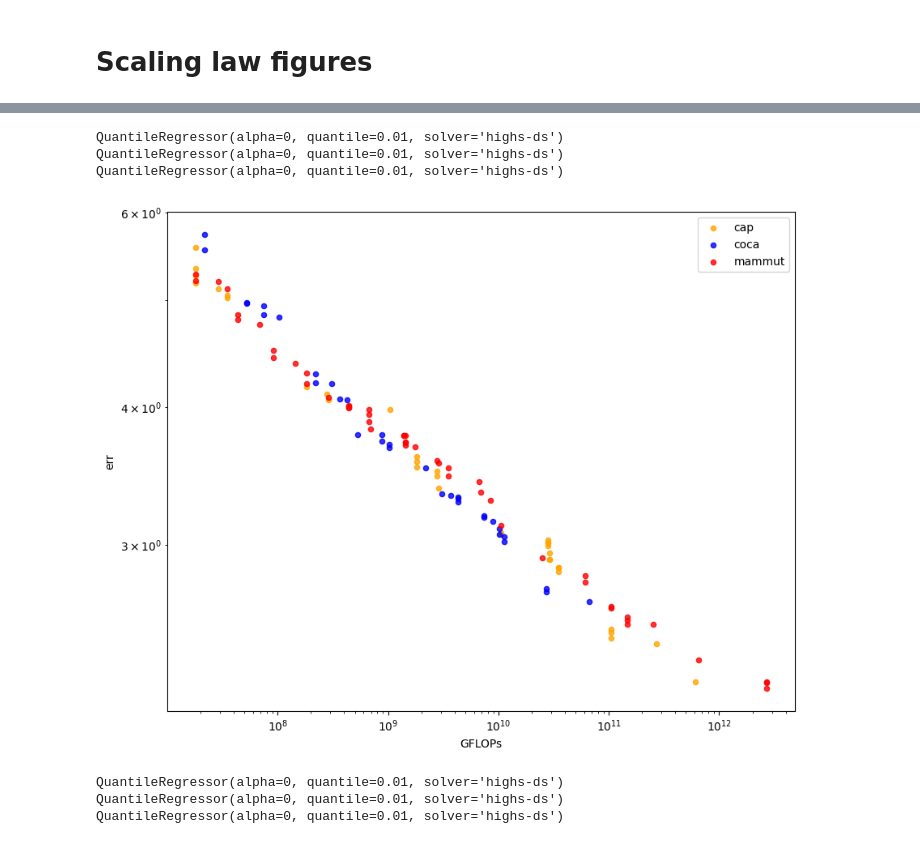
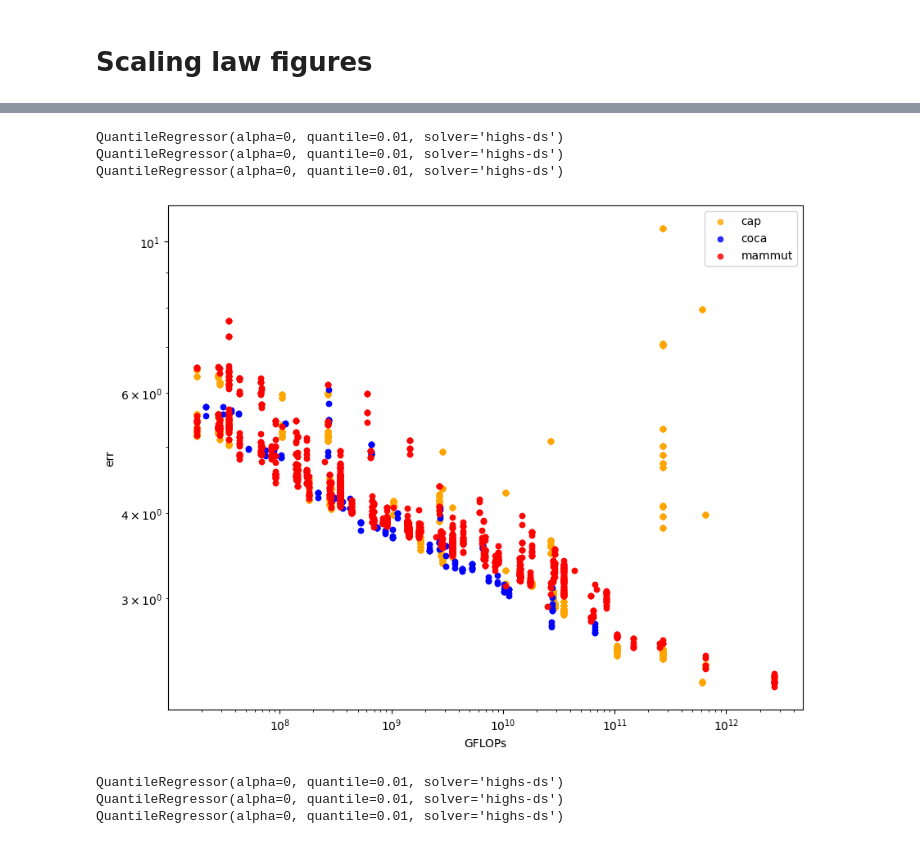
Before and after one commit to SLAMPAI/open_clip_scaling, a Jupyter notebook: results.ipynb, the cells around one changed output, grey strips where cells are left out. Saved outputs shown, nothing was run; the diff lists cells and outputs as text; code cells hidden in the pictures.

```diff
--- a/results.ipynb
+++ b/results.ipynb
@@ -717,10 +766,10 @@ QuantileRegressor(alpha=0, quantile=0.01, solver='highs-ds')
 # %%
-#ds, metric = "imagenet1k", "acc1"
-ds, metric = "winoground", "text_acc"
+ds, metric = "imagenet1k", "acc1"
+#ds, metric = "winoground", "text_acc"
 #ds, metric = "sugar_crepe/swap_obj", "acc"
 #ds, metric = "mscoco_captions", "image_retrieval_recall@5"
 #ds, metric = "sugar_crepe", "acc"
-
+#ds, metric = "winoground", "acc"
 
 D = df
 D = D[D.pretrain_dataset != "/p/scratch/laionize/cherti1/datacomp_1B_recap/{0000000..0139827}.tar"]
@@ -763,10 +812,12 @@ for ind, (name, rows) in enumerate(D.groupby(["namespace", "task"])):
 
     #X = X[Y<1]
     #Y = Y[Y<1]
+
+    m = X>0
+    plt.scatter(X[m], Y[m], label=f"{name[0]} {name[1]}", c=color, s=20.0, alpha=0.3)
     m = monotonically_increasing(Y)
-    plt.scatter(X[m], Y[m], label=f"{name[0]} {name[1]}", c=color, s=20.0, alpha=0.8)
+    plt.plot(X[m], Y[m], linestyle='dashed', c=color)
 
-    plt.plot(X[m], Y[m], linestyle='dashed', c=color)
 plt.xscale('log')
 #plt.yscale("log")
 
@@ -794,0 +846,13 @@ plt.show()
+# %%
+import matplotlib.colors as mcolors
+# Define the start and end colors
+start_color = "lightblue"  # or a hex like "#ADD8E6"
+end_color = "darkblue"         # or a hex like "#0000FF"
+
+# Create the colormap
+blue_cmap = mcolors.LinearSegmentedColormap.from_list(
+    "light_to_dark_blue", [start_color, end_color]
+)
+blue_cmap(200)
+
+cmap = plt.get_cmap("Blues")
@@ -817,35 +975,36 @@ for ind, (name, rows) in enumerate(D.groupby("namespace")):
     if len(R) == 0:
         continue
     R = R.sort_values(by="gflops_total")
     X = (R["gflops_total"]).values
     Y = (R[metric]).values
     color = colors[I]
     I+=1
     #m = (X>=10**8) & (X < 10**12)
     #m = (X>0)  & (Y<1)
-    m = monotonically_decreasing(Y)
+    #m = monotonically_decreasing(Y)
+    m = X>0
     plt.scatter(X[m], Y[m], label=f"{name}", c=color, s=20.0, alpha=0.8)
     #m=(Y<=0.9) & (Y>0)
     coefs, func, eq = curve_fit_powlaw_quantile(X[m], Y[m], q=0.01)
     #plt.plot(X[m], func(X[m]), label=f" {eq}", linestyle='dashed', c=color)
 
 plt.xscale('log')
 plt.yscale("log")
 
 plt.xlabel("GFLOPs")
 plt.ylabel("err")
 #plt.title(ds)
 #plt.legend(loc=(1.1,.1))
 
 plt.legend()
 
 plt.savefig(metric+".pdf")
 plt.show()
 # %% [output]
 QuantileRegressor(alpha=0, quantile=0.01, solver='highs-ds')
 QuantileRegressor(alpha=0, quantile=0.01, solver='highs-ds')
 QuantileRegressor(alpha=0, quantile=0.01, solver='highs-ds')
-[figure, old version]
+[figure, new version]
 # %%
 metric = "contrastive_loss"
 D = df
```
Also changed, not shown: parts of 6 cells of this notebook.
